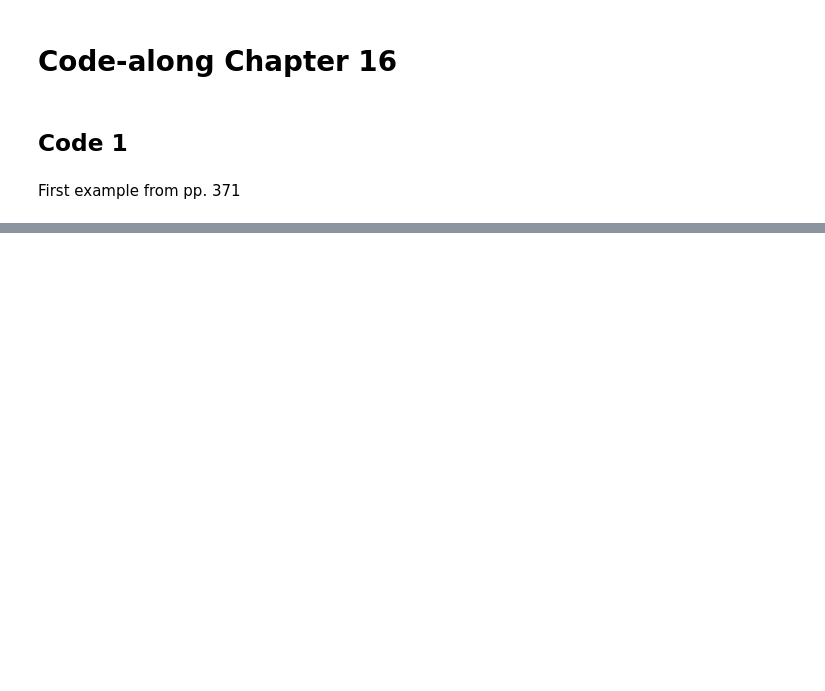
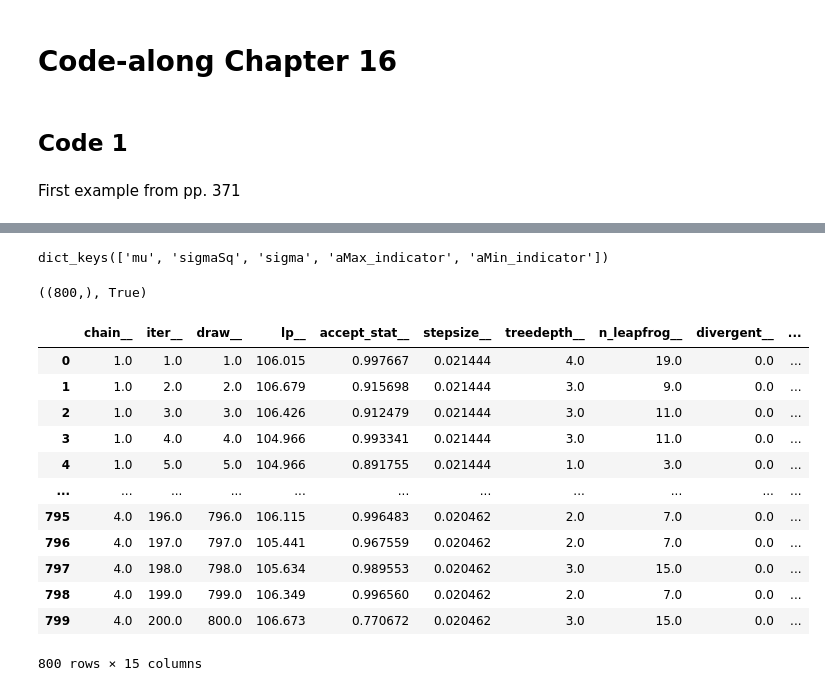
Before and after one commit to fontanads/statsdojo, a Jupyter notebook: stan/examples/lambert/ch16/ch16.ipynb, the cells around one changed output, grey strips where cells are left out. Cells and saved outputs as stored; diff of their text form; code cells hidden in the pictures; blank space fills up the shorter version.

Commit message:
new stan examples from chapter 16

```diff
--- a/stan/examples/lambert/ch16/ch16.ipynb
+++ b/stan/examples/lambert/ch16/ch16.ipynb
@@ -58,0 +190,28 @@ fit.summary()
+# %%
+fit.stan_variables().keys()
+# %% [output]
+dict_keys(['mu', 'sigmaSq', 'sigma', 'aMax_indicator', 'aMin_indicator'])
+# %%
+(
+    fit.stan_variable("mu").shape,
+    fit.stan_variable("mu").shape == (MCMC_chains * MCMC_sampling_iters, )
+ )
+# %% [output]
+((800,), True)
+# %%
+df_draws = fit.draws_pd()
+df_draws
+# %% [output]
+|  | chain__ | iter__ | draw__ | lp__ | accept_stat__ | stepsize__ | treedepth__ | n_leapfrog__ | divergent__ | ... |
+| 0 | 1.0 | 1.0 | 1.0 | 106.015 | 0.997667 | 0.021444 | 4.0 | 19.0 | 0.0 | ... |
+| 1 | 1.0 | 2.0 | 2.0 | 106.679 | 0.915698 | 0.021444 | 3.0 | 9.0 | 0.0 | ... |
+| 2 | 1.0 | 3.0 | 3.0 | 106.426 | 0.912479 | 0.021444 | 3.0 | 11.0 | 0.0 | ... |
+| 3 | 1.0 | 4.0 | 4.0 | 104.966 | 0.993341 | 0.021444 | 3.0 | 11.0 | 0.0 | ... |
+| 4 | 1.0 | 5.0 | 5.0 | 104.966 | 0.891755 | 0.021444 | 1.0 | 3.0 | 0.0 | ... |
+| ... | ... | ... | ... | ... | ... | ... | ... | ... | ... | ... |
+| 795 | 4.0 | 196.0 | 796.0 | 106.115 | 0.996483 | 0.020462 | 2.0 | 7.0 | 0.0 | ... |
+| 796 | 4.0 | 197.0 | 797.0 | 105.441 | 0.967559 | 0.020462 | 2.0 | 7.0 | 0.0 | ... |
+| 797 | 4.0 | 198.0 | 798.0 | 105.634 | 0.989553 | 0.020462 | 3.0 | 15.0 | 0.0 | ... |
+| 798 | 4.0 | 199.0 | 799.0 | 106.349 | 0.996560 | 0.020462 | 2.0 | 7.0 | 0.0 | ... |
+| 799 | 4.0 | 200.0 | 800.0 | 106.673 | 0.770672 | 0.020462 | 3.0 | 15.0 | 0.0 | ... |
+800 rows × 15 columns
```
Also changed, not shown: parts of 20 cells of this notebook, 3 other files.
